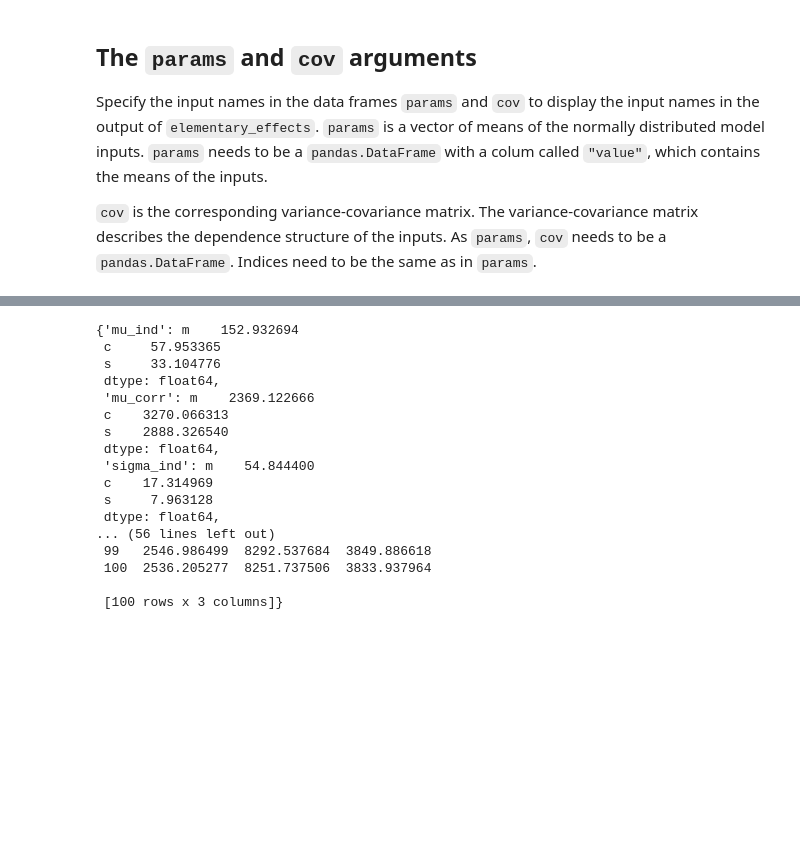
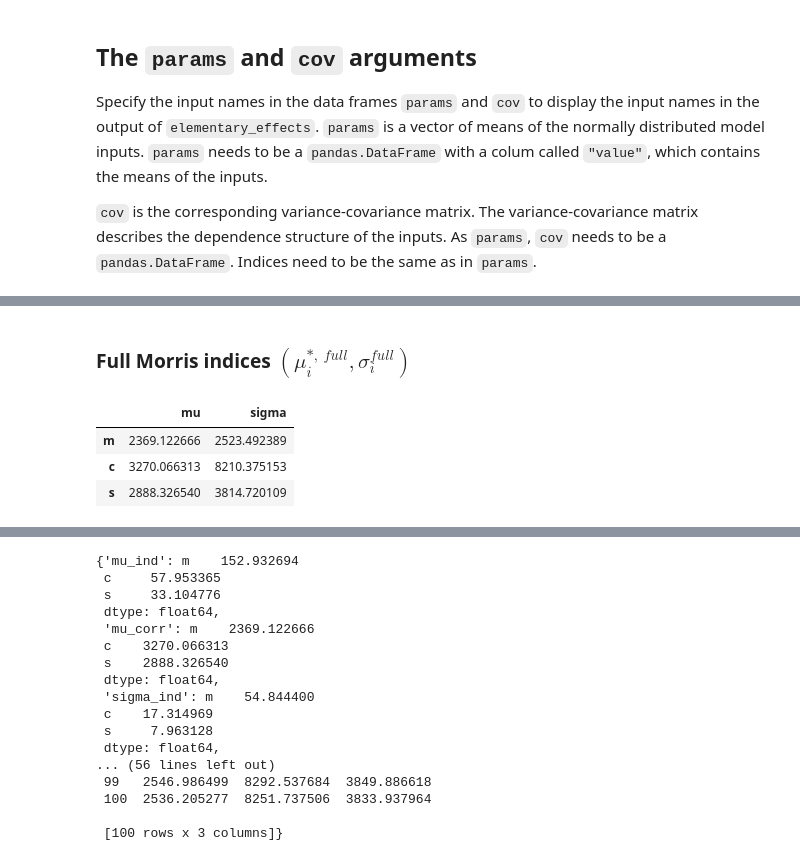
Before and after one commit to OpenSourceEconomics/econsa, a Jupyter notebook: docs/source/tutorials/sensitivity-analysis-qualitative.ipynb, the cells around one changed output, grey strips where cells are left out. Saved outputs shown, nothing was run; the diff lists cells and outputs as text; code cells hidden in the pictures; blank space fills up the shorter version.

```diff
--- a/docs/source/tutorials/sensitivity-analysis-qualitative.ipynb
+++ b/docs/source/tutorials/sensitivity-analysis-qualitative.ipynb
@@ -112,0 +117,11 @@ dtype: float64
+# %% [markdown]
+### Full Morris indices $(\mu_i^{\ast,\ full}, \sigma_i^{full})$
+# %%
+morris_full = pd.DataFrame(pd.concat((results['mu_corr'], results['sigma_corr']), axis=1))
+morris_full.columns = ['mu', 'sigma']
+morris_full
+# %% [output]
+|  | mu | sigma |
+| m | 2369.122666 | 2523.492389 |
+| c | 3270.066313 | 8210.375153 |
+| s | 2888.326540 | 3814.720109 |
```
Also changed, not shown: parts of 9 cells of this notebook.
